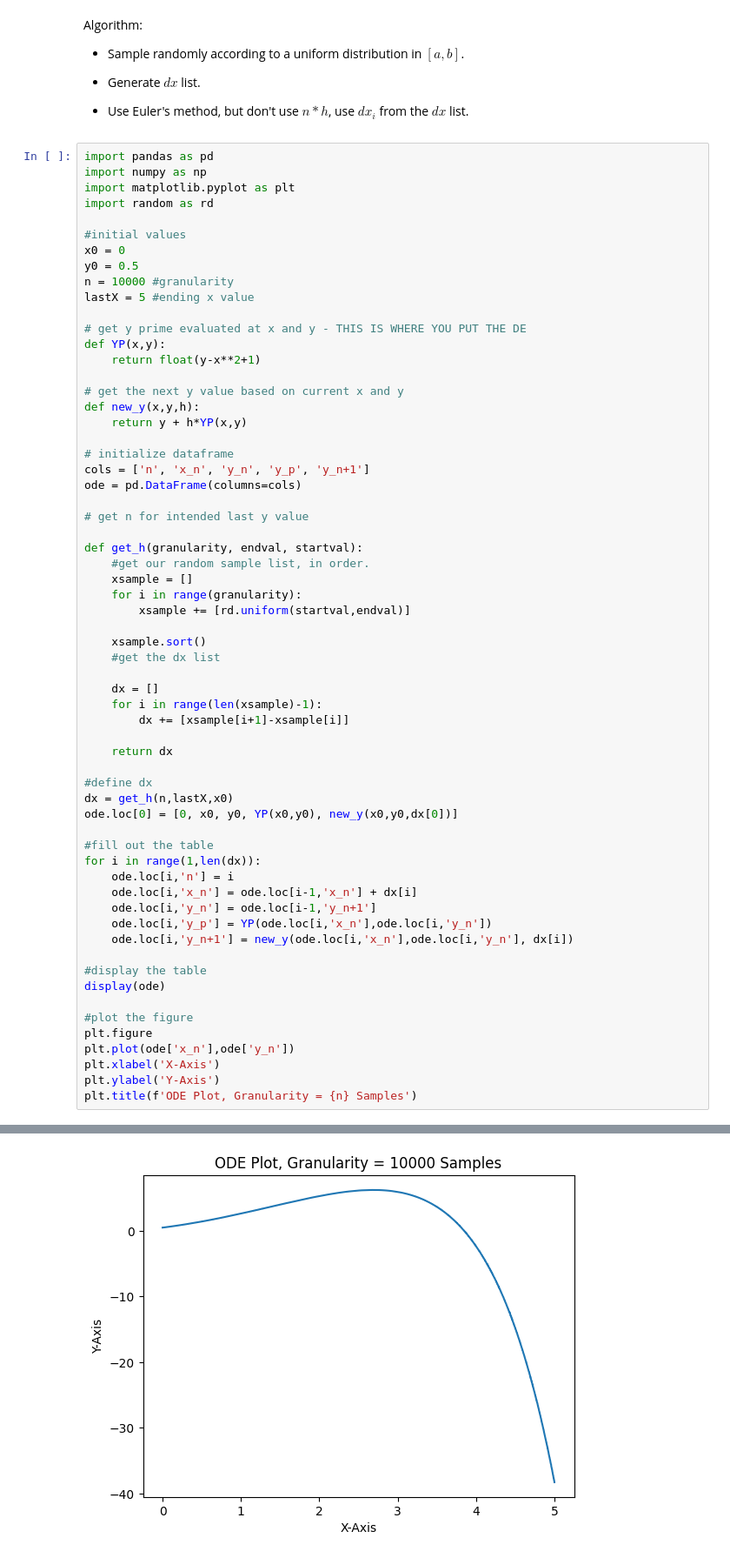
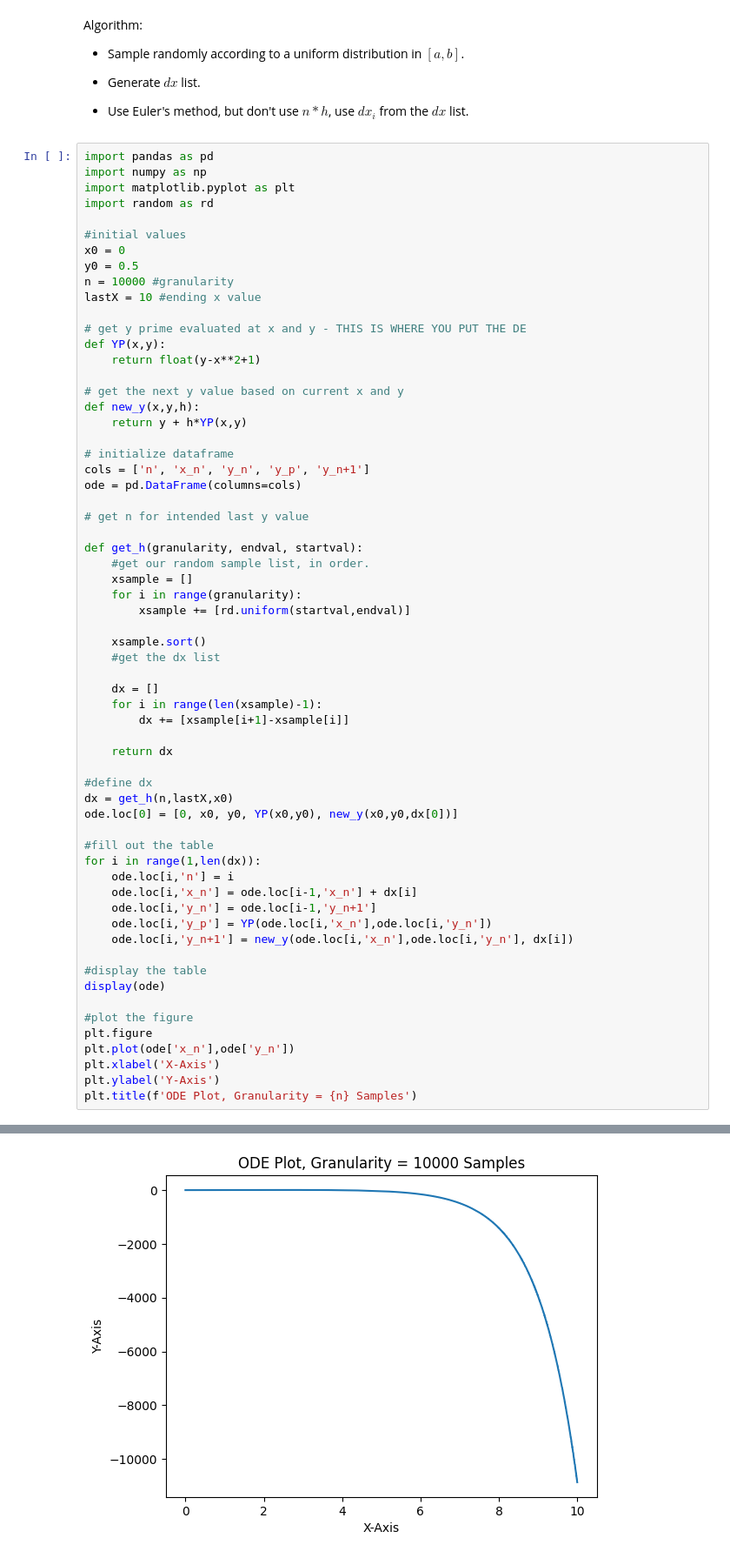
Before and after one commit to Tartertx/MIMF-Fall-2025, a Jupyter notebook: w3_programming_hw_SOLNS.ipynb, the cells around one changed output, grey strips where cells are left out. Shown: that part at 87% size. Saved outputs shown, nothing was run; the diff lists cells and outputs as text.

```diff
--- a/w3_programming_hw_SOLNS.ipynb
+++ b/w3_programming_hw_SOLNS.ipynb
@@ -95,7 +95,7 @@ import random as rd
 x0 = 0
 y0 = 0.5
 n = 10000 #granularity
-lastX = 5 #ending x value
+lastX = 10 #ending x value
 
 # get y prime evaluated at x and y - THIS IS WHERE YOU PUT THE DE
 def YP(x,y):
@@ -163,3 +163,3 @@ plt.title(f'ODE Plot, Granularity = {n} Samples')
 9999 rows × 5 columns
 Text(0.5, 1.0, 'ODE Plot, Granularity = 10000 Samples')
-[figure, old version]
+[figure, new version]
```
Also changed, not shown: parts of 1 cell of this notebook.
